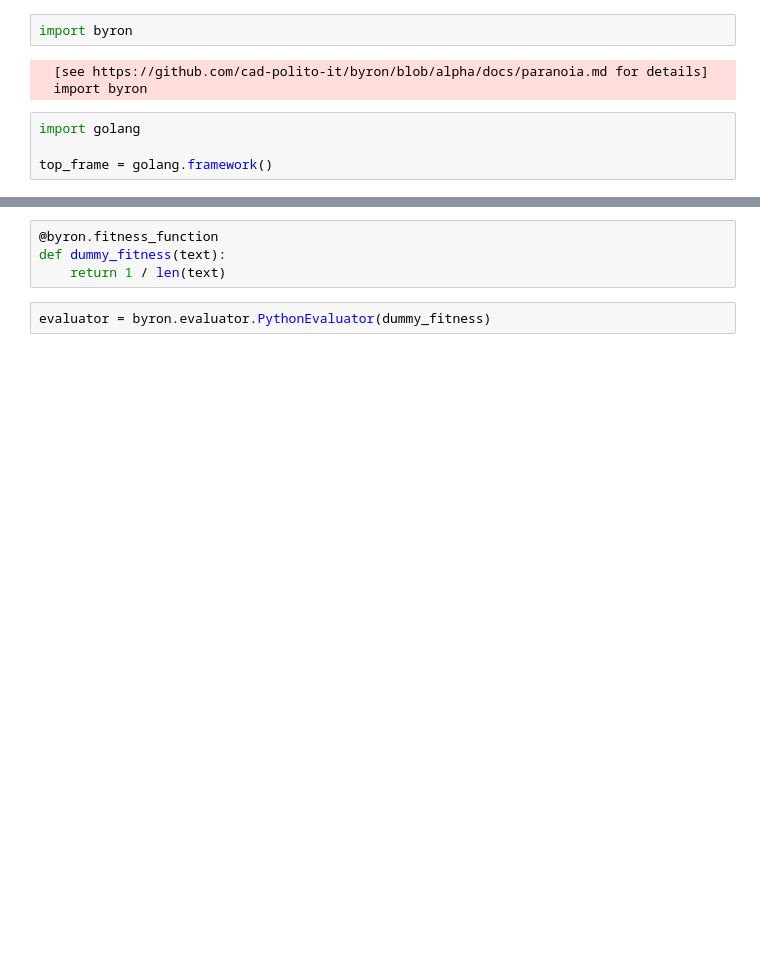
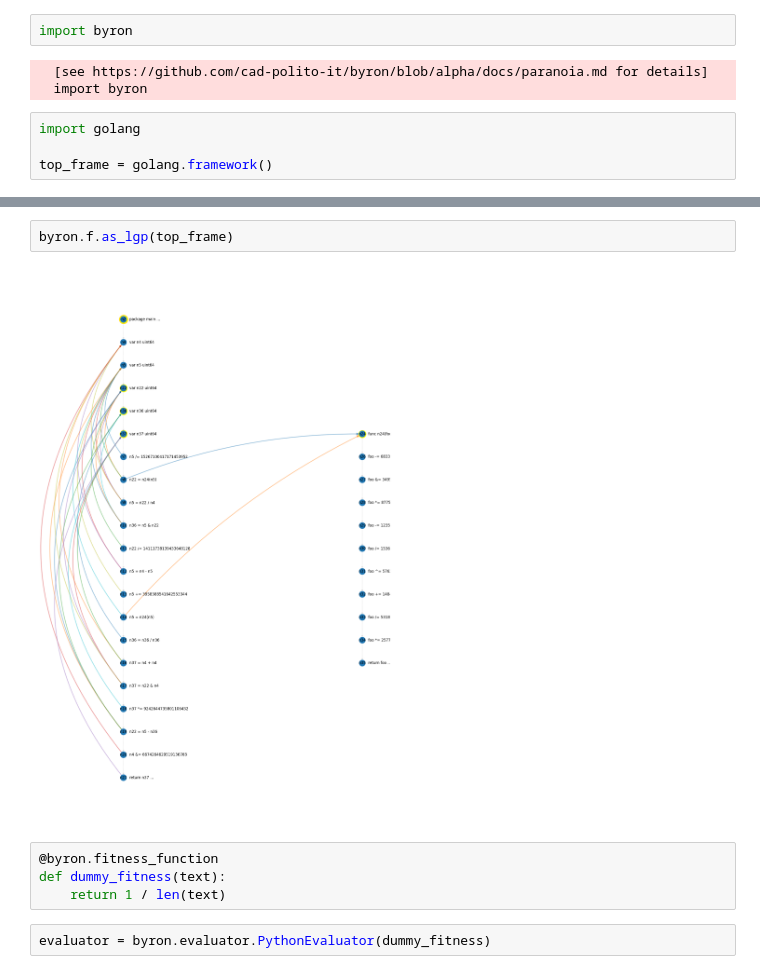
Before and after one commit to cad-polito-it/byron, a Jupyter notebook: examples/onemax/onemax-go/onemax-go.ipynb, the cells around one changed output, grey strips where cells are left out. Cells and saved outputs as stored; diff of their text form; blank space fills up the shorter version.

```diff
--- a/examples/onemax/onemax-go/onemax-go.ipynb
+++ b/examples/onemax/onemax-go/onemax-go.ipynb
@@ -19,3 +43,7 @@ top_frame = golang.framework()
+# %%
+byron.f.as_lgp(top_frame)
+# %% [output]
+[figure, added]
 # %%
 @byron.fitness_function
 def dummy_fitness(text):
```
Also changed, not shown: parts of 5 cells of this notebook, 11 other files.
